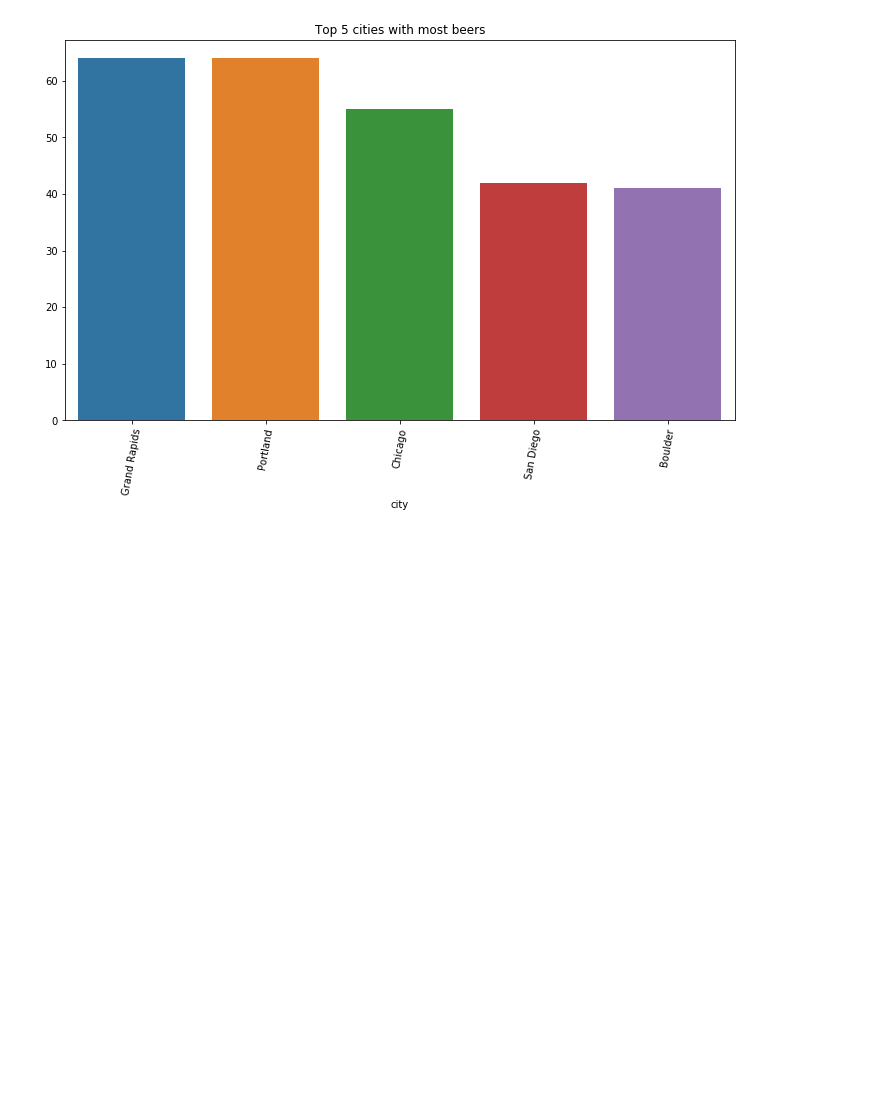
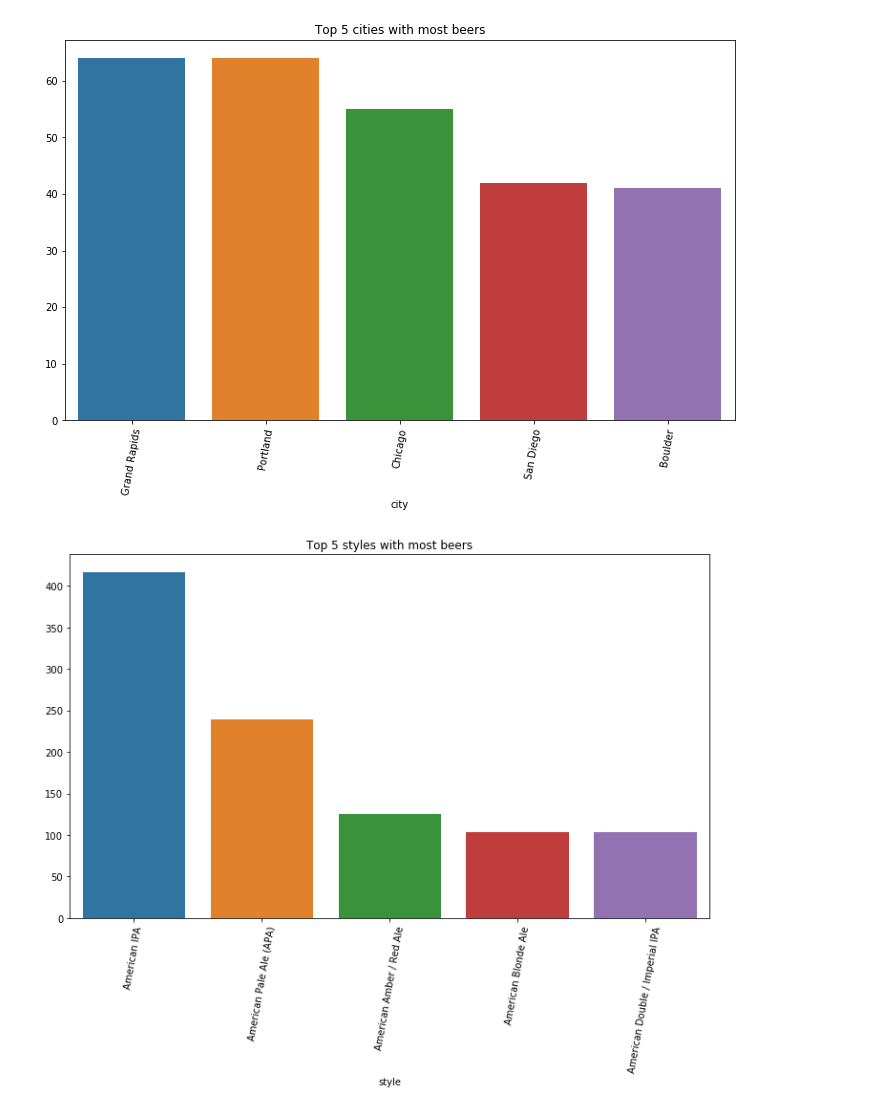
Before and after one commit to adinas94/Craft_Beer_Project, a Jupyter notebook: EDA.ipynb, the cells around one changed output. Saved outputs shown, nothing was run; the diff lists cells and outputs as text; code cells hidden in the pictures; blank space fills up the shorter version.

```diff
--- a/EDA.ipynb
+++ b/EDA.ipynb
@@ -265,5 +265,14 @@ plt.title('Top 5 cities with most beers')
 plt.xticks(rotation=80);
 # %% [output]
 [figure]
+# %%
+#Identify top 5 styles with most beers
+plt.figure(figsize=(12,7))
+topstyle = df.groupby('style').size().sort_values(ascending=False).head(5)
+sns.barplot(topstyle.index, topstyle.values)
+plt.title('Top 5 styles with most beers')
+plt.xticks(rotation=80);
+# %% [output]
+[figure, added]
 # %%
 #Binning and OHE variables
```
